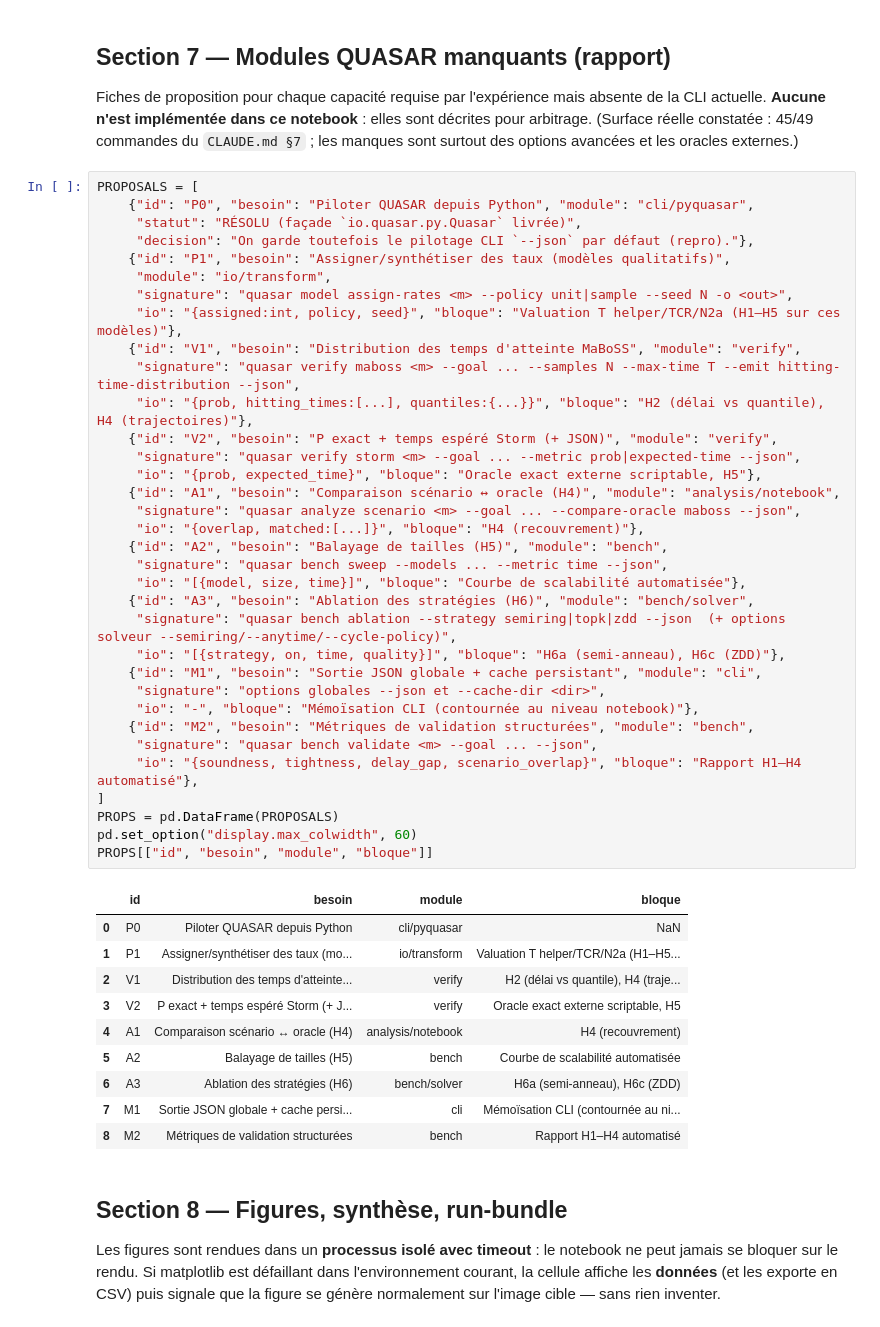
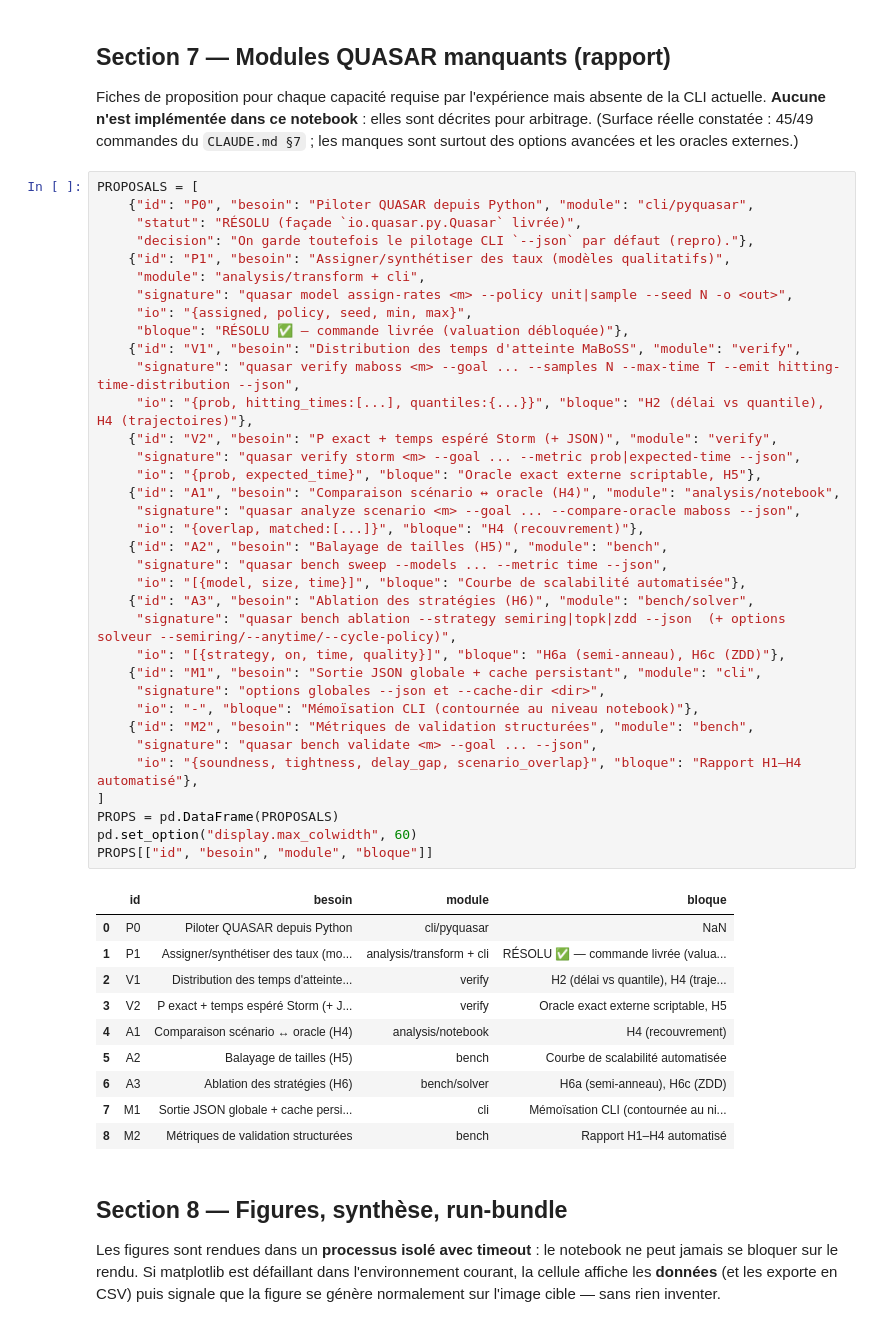
Before and after one commit to Louis-Fippo/quasar, a Jupyter notebook: experiments/validation_chap4.ipynb, the cells around one changed output. Saved outputs shown, nothing was run; the diff lists cells and outputs as text.

```diff
--- a/experiments/validation_chap4.ipynb
+++ b/experiments/validation_chap4.ipynb
@@ -610,38 +630,39 @@ PROPOSALS = [
      "statut": "RÉSOLU (façade `io.quasar.py.Quasar` livrée)",
      "decision": "On garde toutefois le pilotage CLI `--json` par défaut (repro)."},
     {"id": "P1", "besoin": "Assigner/synthétiser des taux (modèles qualitatifs)",
-     "module": "io/transform",
+     "module": "analysis/transform + cli",
      "signature": "quasar model assign-rates <m> --policy unit|sample --seed N -o <out>",
-     "io": "{assigned:int, policy, seed}", "bloque": "Valuation T helper/TCR/N2a (H1–H5 sur ces modèles)"},
+     "io": "{assigned, policy, seed, min, max}",
+     "bloque": "RÉSOLU ✅ — commande livrée (valuation débloquée)"},
     {"id": "V1", "besoin": "Distribution des temps d'atteinte MaBoSS", "module": "verify",
      "signature": "quasar verify maboss <m> --goal ... --samples N --max-time T --emit hitting-time-distribution --json",
      "io": "{prob, hitting_times:[...], quantiles:{...}}", "bloque": "H2 (délai vs quantile), H4 (trajectoires)"},
     {"id": "V2", "besoin": "P exact + temps espéré Storm (+ JSON)", "module": "verify",
      "signature": "quasar verify storm <m> --goal ... --metric prob|expected-time --json",
      "io": "{prob, expected_time}", "bloque": "Oracle exact externe scriptable, H5"},
     {"id": "A1", "besoin": "Comparaison scénario ↔ oracle (H4)", "module": "analysis/notebook",
      "signature": "quasar analyze scenario <m> --goal ... --compare-oracle maboss --json",
      "io": "{overlap, matched:[...]}", "bloque": "H4 (recouvrement)"},
     {"id": "A2", "besoin": "Balayage de tailles (H5)", "module": "bench",
      "signature": "quasar bench sweep --models ... --metric time --json",
      "io": "[{model, size, time}]", "bloque": "Courbe de scalabilité automatisée"},
     {"id": "A3", "besoin": "Ablation des stratégies (H6)", "module": "bench/solver",
      "signature": "quasar bench ablation --strategy semiring|topk|zdd --json  (+ options solveur --semiring/--anytime/--cycle-policy)",
      "io": "[{strategy, on, time, quality}]", "bloque": "H6a (semi-anneau), H6c (ZDD)"},
     {"id": "M1", "besoin": "Sortie JSON globale + cache persistant", "module": "cli",
      "signature": "options globales --json et --cache-dir <dir>",
      "io": "-", "bloque": "Mémoïsation CLI (contournée au niveau notebook)"},
     {"id": "M2", "besoin": "Métriques de validation structurées", "module": "bench",
      "signature": "quasar bench validate <m> --goal ... --json",
      "io": "{soundness, tightness, delay_gap, scenario_overlap}", "bloque": "Rapport H1–H4 automatisé"},
 ]
 PROPS = pd.DataFrame(PROPOSALS)
 pd.set_option("display.max_colwidth", 60)
 PROPS[["id", "besoin", "module", "bloque"]]
 # %% [output]
 |  | id | besoin | module | bloque |
 | 0 | P0 | Piloter QUASAR depuis Python | cli/pyquasar | NaN |
-| 1 | P1 | Assigner/synthétiser des taux (mo... | io/transform | Valuation T helper/TCR/N2a (H1–H5... |
+| 1 | P1 | Assigner/synthétiser des taux (mo... | analysis/transform + cli | RÉSOLU ✅ — commande livrée (valua... |
 | 2 | V1 | Distribution des temps d'atteinte... | verify | H2 (délai vs quantile), H4 (traje... |
 | 3 | V2 | P exact + temps espéré Storm (+ J... | verify | Oracle exact externe scriptable, H5 |
 | 4 | A1 | Comparaison scénario ↔ oracle (H4) | analysis/notebook | H4 (recouvrement) |
```
Also changed, not shown: parts of 7 cells of this notebook, 5 other files.
